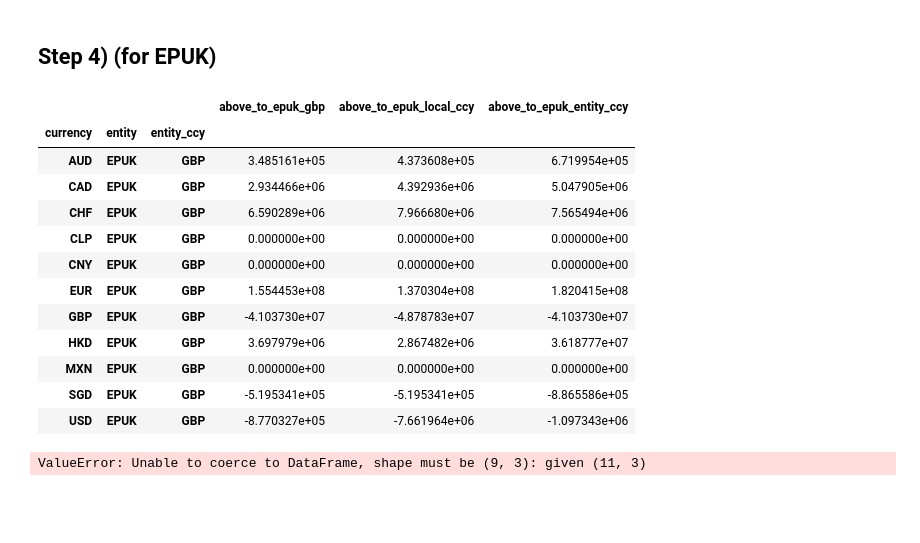
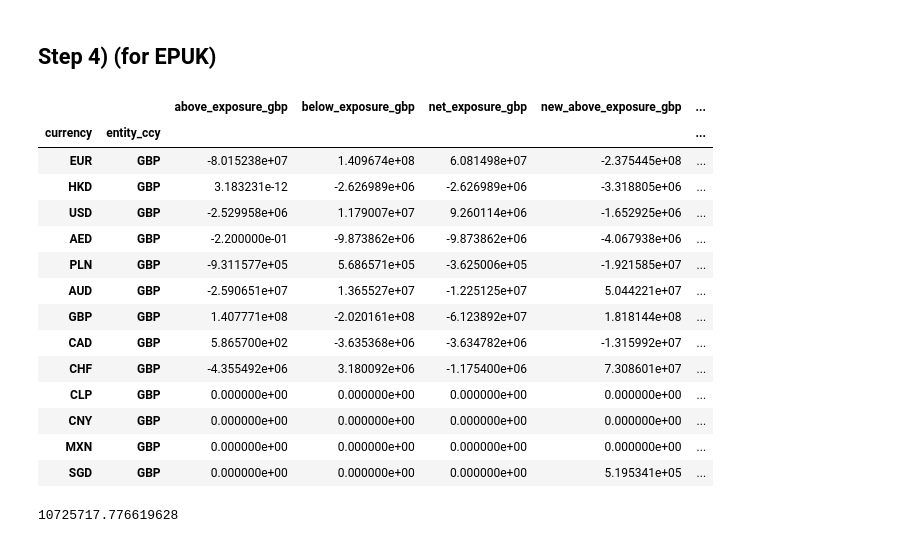
Before and after one commit to AndresMirelesEbury/fx_exposure, a Jupyter notebook: net_hedges.ipynb, the cells around one changed output. Drawn from its saved outputs; the diff is of its cells as text; code cells hidden in the pictures; blank space fills up the shorter version.

```diff
--- a/net_hedges.ipynb
+++ b/net_hedges.ipynb
@@ -397,40 +396,3 @@ exposures_entities_net_3[exposures_entities_net_3.index.get_level_values(1)=="EP
 | CHF | EPUK | GBP | -4.355492e+06 | 3.180092e+06 | -1.175400e+06 | 7.967630e+07 | ... |
 # %% [markdown]
 ## Step 4) (for EPUK)
-# %%
-exposures_to_epuk_entity_ccy
-# %% [output]
-|  |  |  | above_to_epuk_gbp | above_to_epuk_local_ccy | above_to_epuk_entity_ccy |
-| currency | entity | entity_ccy |  |  |  |
-| AUD | EPUK | GBP | 3.485161e+05 | 4.373608e+05 | 6.719954e+05 |
-| CAD | EPUK | GBP | 2.934466e+06 | 4.392936e+06 | 5.047905e+06 |
-| CHF | EPUK | GBP | 6.590289e+06 | 7.966680e+06 | 7.565494e+06 |
-| CLP | EPUK | GBP | 0.000000e+00 | 0.000000e+00 | 0.000000e+00 |
-| CNY | EPUK | GBP | 0.000000e+00 | 0.000000e+00 | 0.000000e+00 |
-| EUR | EPUK | GBP | 1.554453e+08 | 1.370304e+08 | 1.820415e+08 |
-| GBP | EPUK | GBP | -4.103730e+07 | -4.878783e+07 | -4.103730e+07 |
-| HKD | EPUK | GBP | 3.697979e+06 | 2.867482e+06 | 3.618777e+07 |
-| MXN | EPUK | GBP | 0.000000e+00 | 0.000000e+00 | 0.000000e+00 |
-| SGD | EPUK | GBP | -5.195341e+05 | -5.195341e+05 | -8.865586e+05 |
-| USD | EPUK | GBP | -8.770327e+05 | -7.661964e+06 | -1.097343e+06 |
-# %%
-exposures_to_epuk_entity_ccy = exposures_to_epuk_entities_not_entity_ccy.groupby(by=["entity_ccy"])[[
-            "above_to_epuk_gbp",
-            "above_to_epuk_local_ccy",
-            "above_to_epuk_entity_ccy"
-]].sum().reset_index().rename(columns={"entity_ccy":"currency"})
-
-exposures_to_epuk_entity_ccy[["entity","entity_ccy"]] = ["EPUK","GBP"]
-
-exposures_to_epuk_entity_ccy = exposures_to_epuk_entity_ccy.set_index(["currency","entity","entity_ccy"])
-
-# Add the exposures to EPUK (to the above and to the net)
-exposures_entities_net_4 = exposures_entities_net_3.copy()
-exposures_entities_net_4.loc[
-    ((exposures_entities_net_3.index.get_level_values(1)=="EPUK")&(exposures_entities_net_3.index.get_level_values(2)=="GBP")),
-    ["new_above_exposure_gbp","new_above_exposure_local_ccy","new_above_exposure_entity_ccy"]] += exposures_to_epuk_entity_ccy.values
-exposures_entities_net_4.loc[
-    ((exposures_entities_net_3.index.get_level_values(1)=="EPUK")&(exposures_entities_net_3.index.get_level_values(2)=="GBP")),
-    ["new_net_exposure_gbp","new_net_exposure_local_ccy","new_net_exposure_entity_ccy"]] += exposures_to_epuk_entity_ccy.values
-# %% [output]
-ValueError: Unable to coerce to DataFrame, shape must be (9, 3): given (11, 3)
@@ -441,2 +457,24 @@ exposures_entities_net_4.loc[
+# %%
+exposures_entities_net_4.xs("EPUK",level=1)[[c for c in exposure_ent.columns if "ccy" not in c]]
+# %% [output]
+|  |  | above_exposure_gbp | below_exposure_gbp | net_exposure_gbp | new_above_exposure_gbp | ... |
+| currency | entity_ccy |  |  |  |  | ... |
+| EUR | GBP | -8.015238e+07 | 1.409674e+08 | 6.081498e+07 | -2.375445e+08 | ... |
+| HKD | GBP | 3.183231e-12 | -2.626989e+06 | -2.626989e+06 | -3.318805e+06 | ... |
+| USD | GBP | -2.529958e+06 | 1.179007e+07 | 9.260114e+06 | -1.652925e+06 | ... |
+| AED | GBP | -2.200000e-01 | -9.873862e+06 | -9.873862e+06 | -4.067938e+06 | ... |
+| PLN | GBP | -9.311577e+05 | 5.686571e+05 | -3.625006e+05 | -1.921585e+07 | ... |
+| AUD | GBP | -2.590651e+07 | 1.365527e+07 | -1.225125e+07 | 5.044221e+07 | ... |
+| GBP | GBP | 1.407771e+08 | -2.020161e+08 | -6.123892e+07 | 1.818144e+08 | ... |
+| CAD | GBP | 5.865700e+02 | -3.635368e+06 | -3.634782e+06 | -1.315992e+07 | ... |
+| CHF | GBP | -4.355492e+06 | 3.180092e+06 | -1.175400e+06 | 7.308601e+07 | ... |
+| CLP | GBP | 0.000000e+00 | 0.000000e+00 | 0.000000e+00 | 0.000000e+00 | ... |
+| CNY | GBP | 0.000000e+00 | 0.000000e+00 | 0.000000e+00 | 0.000000e+00 | ... |
+| MXN | GBP | 0.000000e+00 | 0.000000e+00 | 0.000000e+00 | 0.000000e+00 | ... |
+| SGD | GBP | 0.000000e+00 | 0.000000e+00 | 0.000000e+00 | 5.195341e+05 | ... |
+# %%
+exposures_entities.net_exposure_gbp.sum()
+# %% [output]
+10725717.776619628
 # %%
 exposures_entities_net_4.net_exposure_gbp.sum()
```
Also changed, not shown: parts of 37 cells of this notebook, 3 other files.
